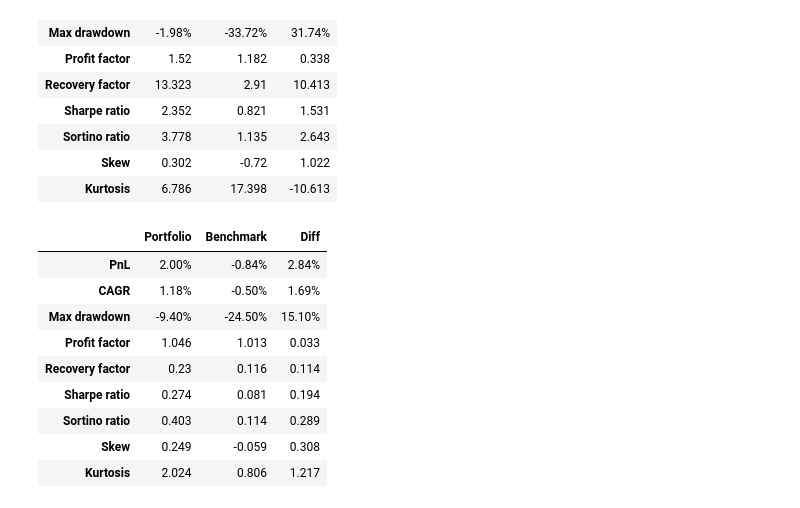
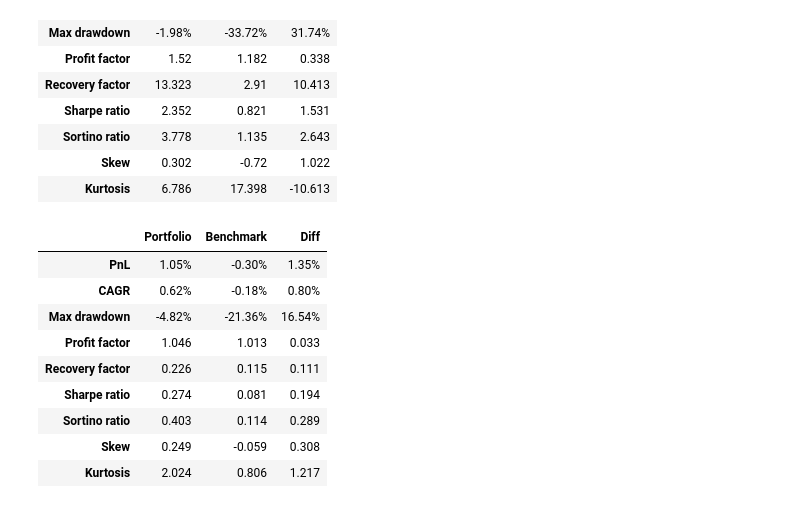
Before and after one commit to answering007/bfportf, a Jupyter notebook: examples/BfPortf 01 Simple example.ipynb, the cells around one changed output. Cells and saved outputs as stored; diff of their text form; code cells hidden in the pictures.

```diff
--- a/examples/BfPortf 01 Simple example.ipynb
+++ b/examples/BfPortf 01 Simple example.ipynb
@@ -93,20 +93,20 @@ report
 # %%
 # Out-of-sample results
 report = create_report(
     returns=df_test_scaled,
     portfolio_symbols=selected_portfolio_symbols,
-    return_weights=test_weights,
+    return_weights=train_weights,
     benchmark_symbols=['SPY'],
     custom_formatting=formatting)
 
 report
 # %% [output]
 |  | Portfolio | Benchmark | Diff |
-| PnL | 2.00% | -0.84% | 2.84% |
-| CAGR | 1.18% | -0.50% | 1.69% |
-| Max drawdown | -9.40% | -24.50% | 15.10% |
+| PnL | 1.05% | -0.30% | 1.35% |
+| CAGR | 0.62% | -0.18% | 0.80% |
+| Max drawdown | -4.82% | -21.36% | 16.54% |
 | Profit factor | 1.046 | 1.013 | 0.033 |
-| Recovery factor | 0.23 | 0.116 | 0.114 |
+| Recovery factor | 0.226 | 0.115 | 0.111 |
 | Sharpe ratio | 0.274 | 0.081 | 0.194 |
 | Sortino ratio | 0.403 | 0.114 | 0.289 |
 | Skew | 0.249 | -0.059 | 0.308 |
```
Also changed, not shown: 1 other file.
